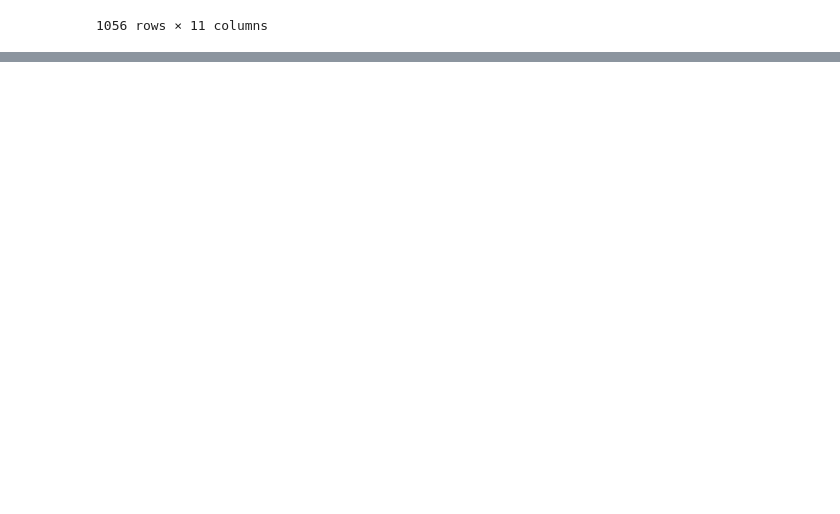
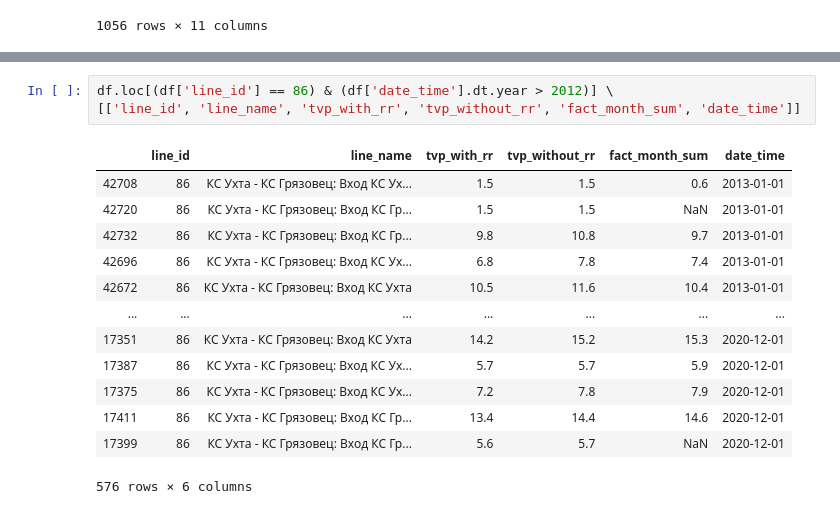
Before and after one commit to stureiko/TFP, a Jupyter notebook: out_format.ipynb, the cells around one changed output, grey strips where cells are left out. Cells and saved outputs as stored; diff of their text form; blank space fills up the shorter version.

```diff
--- a/out_format.ipynb
+++ b/out_format.ipynb
@@ -181,0 +234,17 @@ ts
+# %%
+df.loc[(df['line_id'] == 86) & (df['date_time'].dt.year > 2012)] \
+[['line_id', 'line_name', 'tvp_with_rr', 'tvp_without_rr', 'fact_month_sum', 'date_time']]
+# %% [output]
+|  | line_id | line_name | tvp_with_rr | tvp_without_rr | fact_month_sum | date_time |
+| 42708 | 86 | КС Ухта - КС Грязовец: Вход КС Ух... | 1.5 | 1.5 | 0.6 | 2013-01-01 |
+| 42720 | 86 | КС Ухта - КС Грязовец: Вход КС Гр... | 1.5 | 1.5 | NaN | 2013-01-01 |
+| 42732 | 86 | КС Ухта - КС Грязовец: Вход КС Гр... | 9.8 | 10.8 | 9.7 | 2013-01-01 |
+| 42696 | 86 | КС Ухта - КС Грязовец: Вход КС Ух... | 6.8 | 7.8 | 7.4 | 2013-01-01 |
+| 42672 | 86 | КС Ухта - КС Грязовец: Вход КС Ухта | 10.5 | 11.6 | 10.4 | 2013-01-01 |
+| ... | ... | ... | ... | ... | ... | ... |
+| 17351 | 86 | КС Ухта - КС Грязовец: Вход КС Ухта | 14.2 | 15.2 | 15.3 | 2020-12-01 |
+| 17387 | 86 | КС Ухта - КС Грязовец: Вход КС Ух... | 5.7 | 5.7 | 5.9 | 2020-12-01 |
+| 17375 | 86 | КС Ухта - КС Грязовец: Вход КС Ух... | 7.2 | 7.8 | 7.9 | 2020-12-01 |
+| 17411 | 86 | КС Ухта - КС Грязовец: Вход КС Гр... | 13.4 | 14.4 | 14.6 | 2020-12-01 |
+| 17399 | 86 | КС Ухта - КС Грязовец: Вход КС Гр... | 5.6 | 5.7 | NaN | 2020-12-01 |
+576 rows × 6 columns
```
Also changed, not shown: parts of 14 cells of this notebook.
